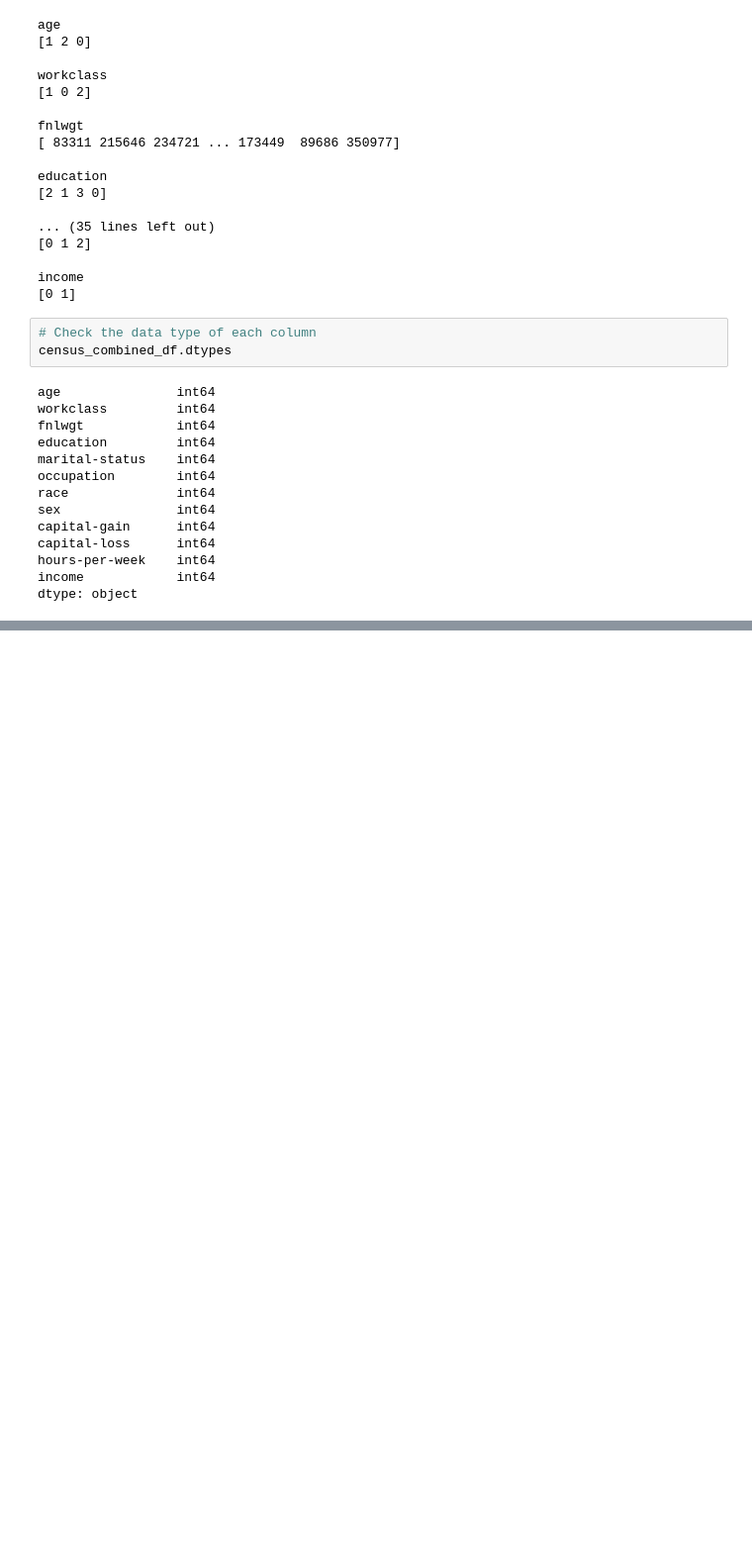
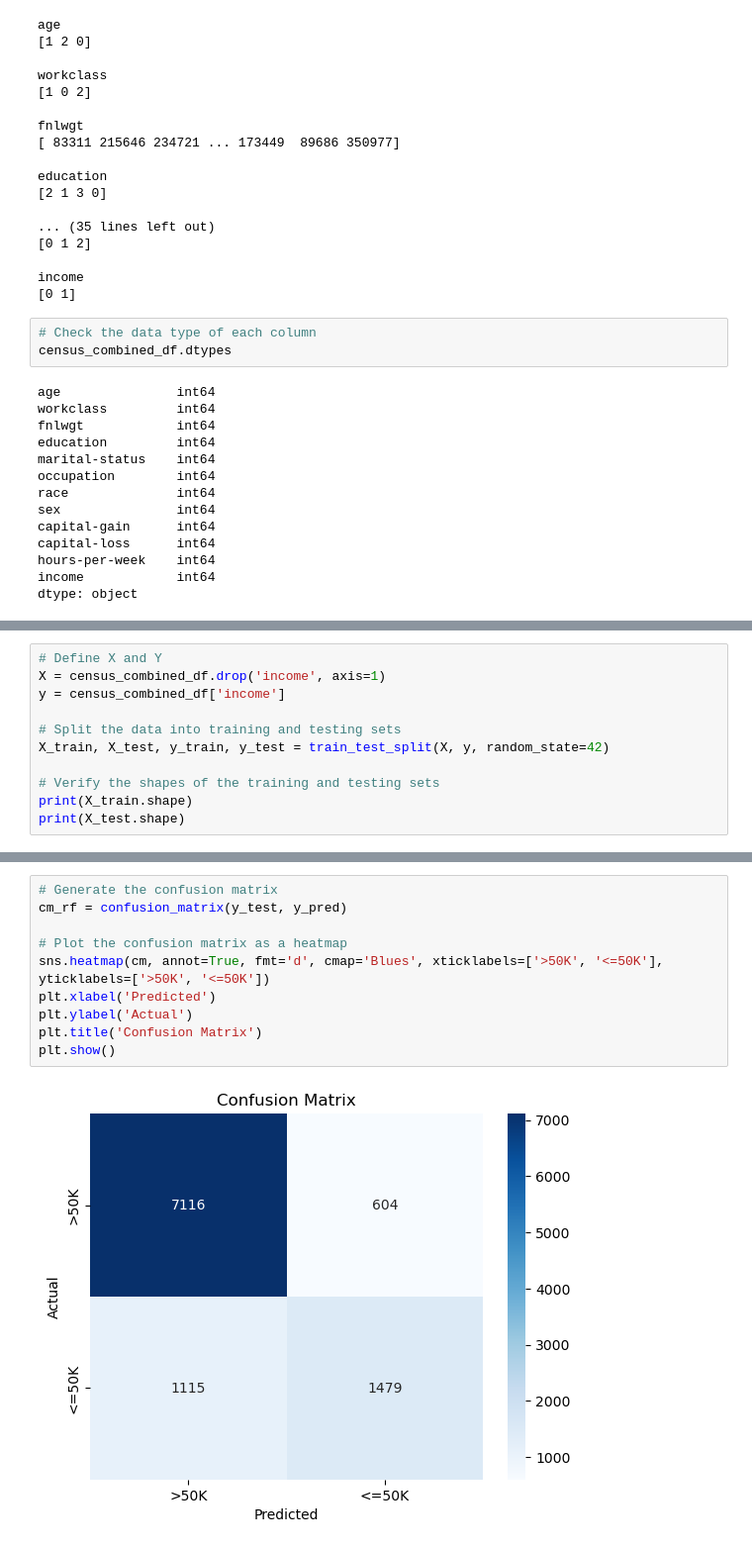
Before and after one commit to AIBC2024/Group-2-Census-Income, a Jupyter notebook: Group_2_Census_Income_ML_Model.ipynb, the cells around one changed output, grey strips where cells are left out. Shown at 99% size. Cells and saved outputs as stored; diff of their text form; blank space fills up the shorter version.

```diff
--- a/Group_2_Census_Income_ML_Model.ipynb
+++ b/Group_2_Census_Income_ML_Model.ipynb
@@ -707,0 +716,11 @@ dtype: object
+# %%
+# Define X and Y
+X = census_combined_df.drop('income', axis=1)
+y = census_combined_df['income']
+
+# Split the data into training and testing sets
+X_train, X_test, y_train, y_test = train_test_split(X, y, random_state=42)
+
+# Verify the shapes of the training and testing sets
+print(X_train.shape)
+print(X_test.shape)
@@ -707,0 +871,12 @@ dtype: object
+# %%
+# Generate the confusion matrix
+cm_rf = confusion_matrix(y_test, y_pred)
+
+# Plot the confusion matrix as a heatmap
+sns.heatmap(cm, annot=True, fmt='d', cmap='Blues', xticklabels=['>50K', '<=50K'], yticklabels=['>50K', '<=50K'])
+plt.xlabel('Predicted')
+plt.ylabel('Actual')
+plt.title('Confusion Matrix')
+plt.show()
+# %% [output]
+[figure, added]
```
Also changed, not shown: parts of 27 cells of this notebook.
